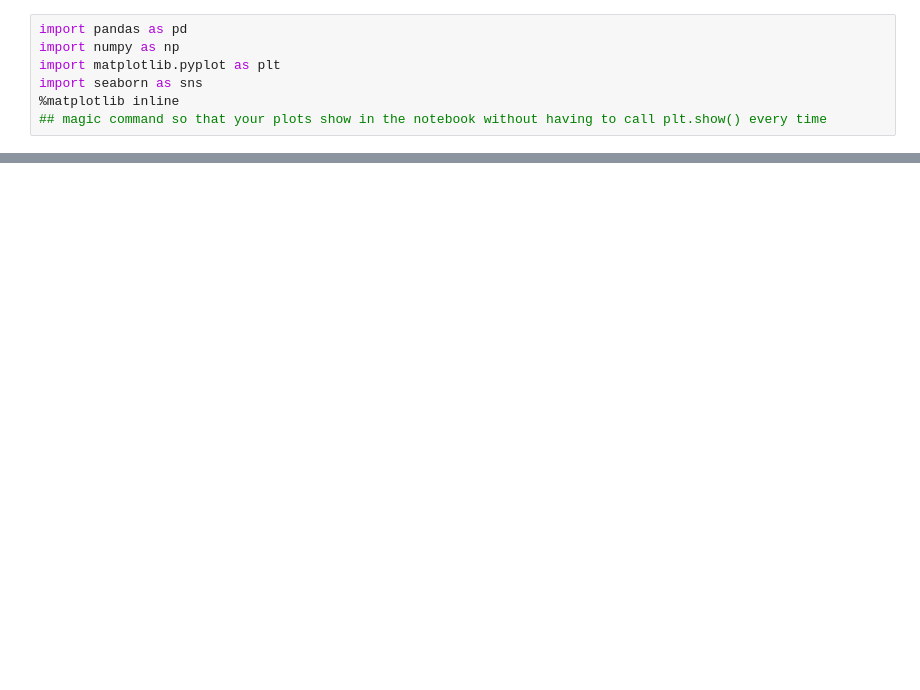
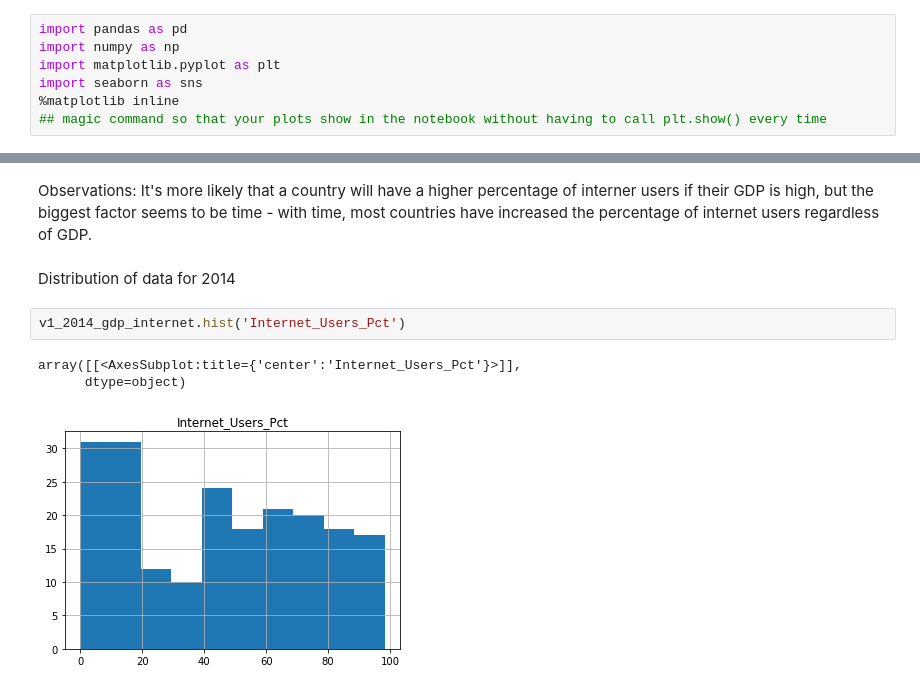
Before and after one commit to eporourke/gdp-and-internet-usage, a Jupyter notebook: notebooks/eor_gdp.ipynb, the cells around one changed output, grey strips where cells are left out. Cells and saved outputs as stored; diff of their text form; blank space fills up the shorter version.

```diff
--- a/notebooks/eor_gdp.ipynb
+++ b/notebooks/eor_gdp.ipynb
@@ -35,0 +299,10 @@ internet_df.head(6)
+# %% [markdown]
+Observations: It's more likely that a country will have a higher percentage of interner users if their GDP is high, but the biggest factor seems to be time - with time, most countries have increased the percentage of internet users regardless of GDP.
+# %% [markdown]
+Distribution of data for 2014
+# %%
+v1_2014_gdp_internet.hist('Internet_Users_Pct')
+# %% [output]
+array([[<AxesSubplot:title={'center':'Internet_Users_Pct'}>]],
+      dtype=object)
+[figure, added]
```
Also changed, not shown: parts of 62 cells of this notebook, 1 other file.
